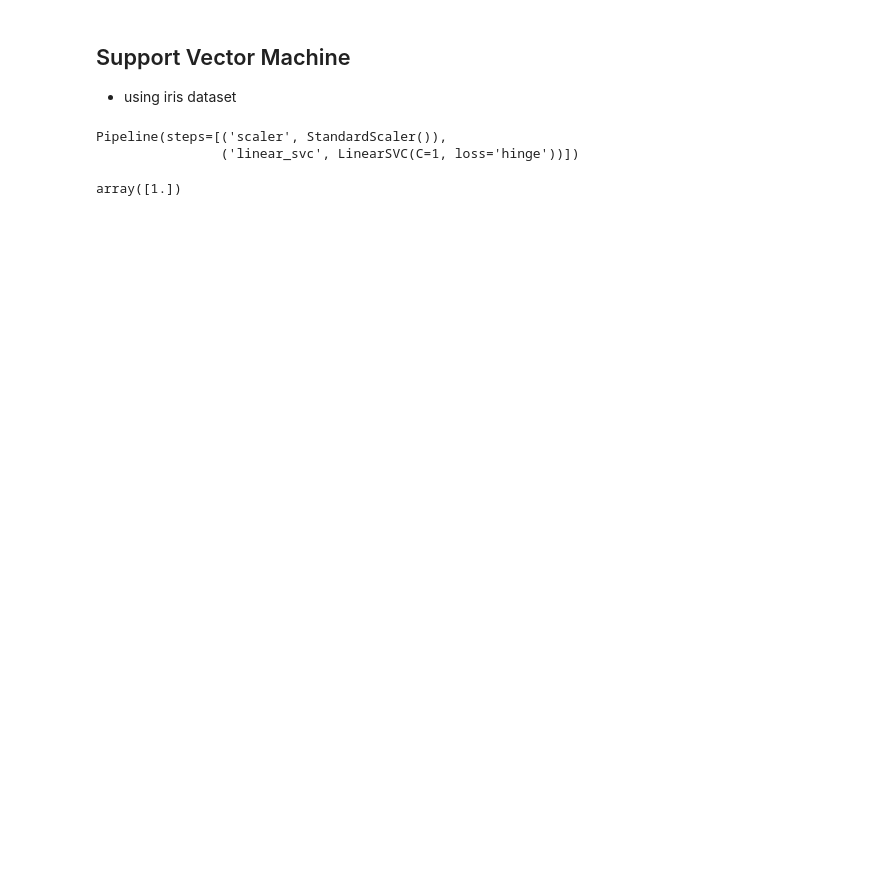
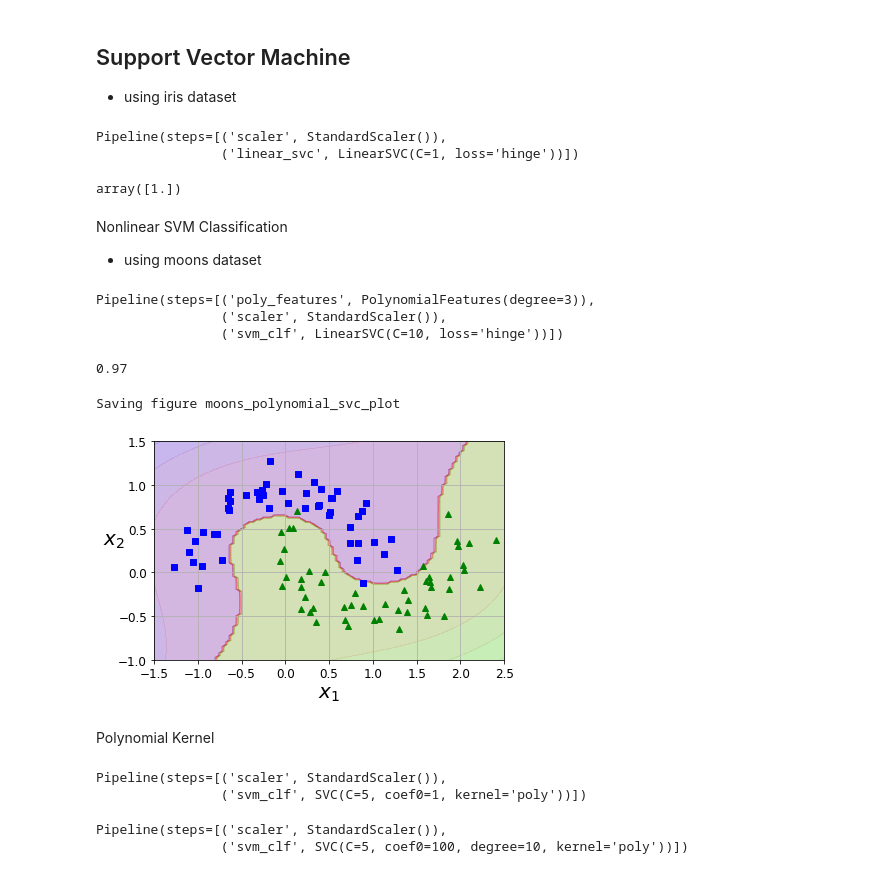
Before and after one commit to julia-rolemberg/classification-MNIST, a Jupyter notebook: SVM/support-vector-machines.ipynb, the cells around one changed output. Cells and saved outputs as stored; diff of their text form; code cells hidden in the pictures; blank space fills up the shorter version.

Commit message:
nonlinear svm classification

```diff
--- a/SVM/support-vector-machines.ipynb
+++ b/SVM/support-vector-machines.ipynb
@@ -61,3 +61,6 @@ Pipeline(steps=[('scaler', StandardScaler()),
 svm_clf.predict([[5.5, 1.7]])
 # %% [output]
 array([1.])
+# %% [markdown]
+Nonlinear SVM Classification
+- using moons dataset
@@ -63,0 +72,56 @@ array([1.])
+# %%
+X, y = make_moons(n_samples=100, noise=0.15)
+polynomial_svm_clf = Pipeline([
+    ("poly_features", PolynomialFeatures(degree=3)),
+    ("scaler", StandardScaler()),
+    ("svm_clf", LinearSVC(C=10, loss="hinge"))
+])
+polynomial_svm_clf.fit(X,y)
+# %% [output]
+Pipeline(steps=[('poly_features', PolynomialFeatures(degree=3)),
+                ('scaler', StandardScaler()),
+                ('svm_clf', LinearSVC(C=10, loss='hinge'))])
+# %%
+polynomial_svm_clf.score(X, y)
+# %% [output]
+0.97
+# %%
+def plot_predictions(clf, axes):
+    x0s = np.linspace(axes[0], axes[1], 100)
+    x1s = np.linspace(axes[2], axes[3], 100)
+    x0, x1 = np.meshgrid(x0s, x1s)
+    X = np.c_[x0.ravel(), x1.ravel()]
+    y_pred = clf.predict(X).reshape(x0.shape)
+    y_decision = clf.decision_function(X).reshape(x0.shape)
+    plt.contourf(x0, x1, y_pred, cmap=plt.cm.brg, alpha=0.2)
+    plt.contourf(x0, x1, y_decision, cmap=plt.cm.brg, alpha=0.1)
+
+plot_predictions(polynomial_svm_clf, [-1.5, 2.5, -1, 1.5])
+plot_dataset(X, y, [-1.5, 2.5, -1, 1.5])
+
+save_fig("moons_polynomial_svc_plot")
+plt.show()
+# %% [output]
+Saving figure moons_polynomial_svc_plot
+[figure, added]
+# %% [markdown]
+Polynomial Kernel
+# %%
+from sklearn.svm import SVC
+poly_kernel_svm_clf = Pipeline([
+    ("scaler", StandardScaler()),
+    ("svm_clf", SVC(kernel="poly", degree=3, coef0=1,C=5))
+])
+poly_kernel_svm_clf.fit(X,y)
+# %% [output]
+Pipeline(steps=[('scaler', StandardScaler()),
+                ('svm_clf', SVC(C=5, coef0=1, kernel='poly'))])
+# %%
+poly100_kernel_svm_clf = Pipeline([
+        ("scaler", StandardScaler()),
+        ("svm_clf", SVC(kernel="poly", degree=10, coef0=100, C=5))
+    ])
+poly100_kernel_svm_clf.fit(X, y)
+# %% [output]
+Pipeline(steps=[('scaler', StandardScaler()),
+                ('svm_clf', SVC(C=5, coef0=100, degree=10, kernel='poly'))])
```
Also changed, not shown: parts of 3 cells of this notebook.
